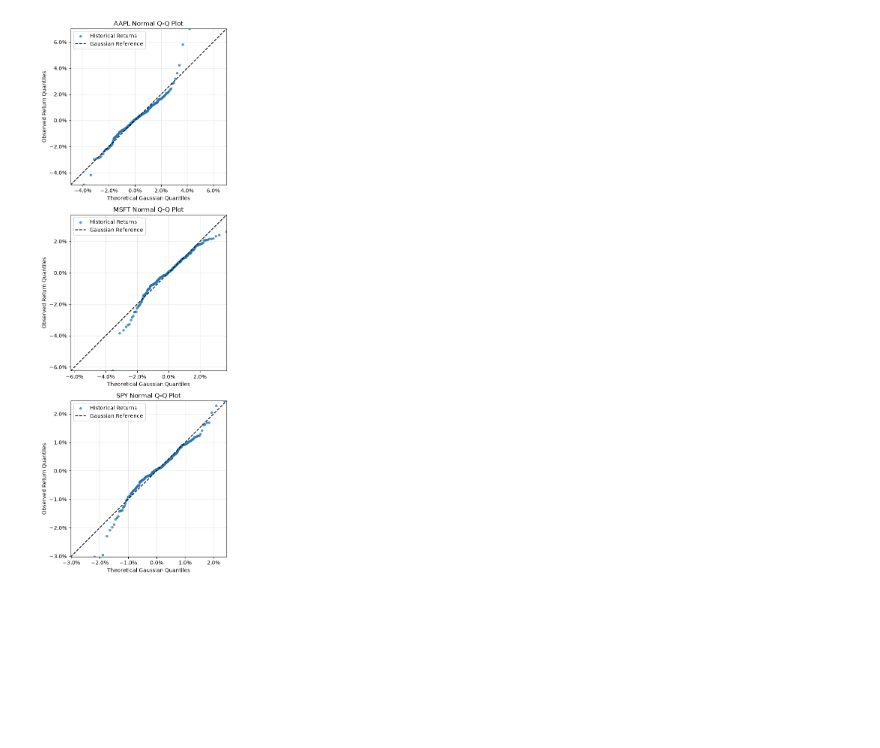
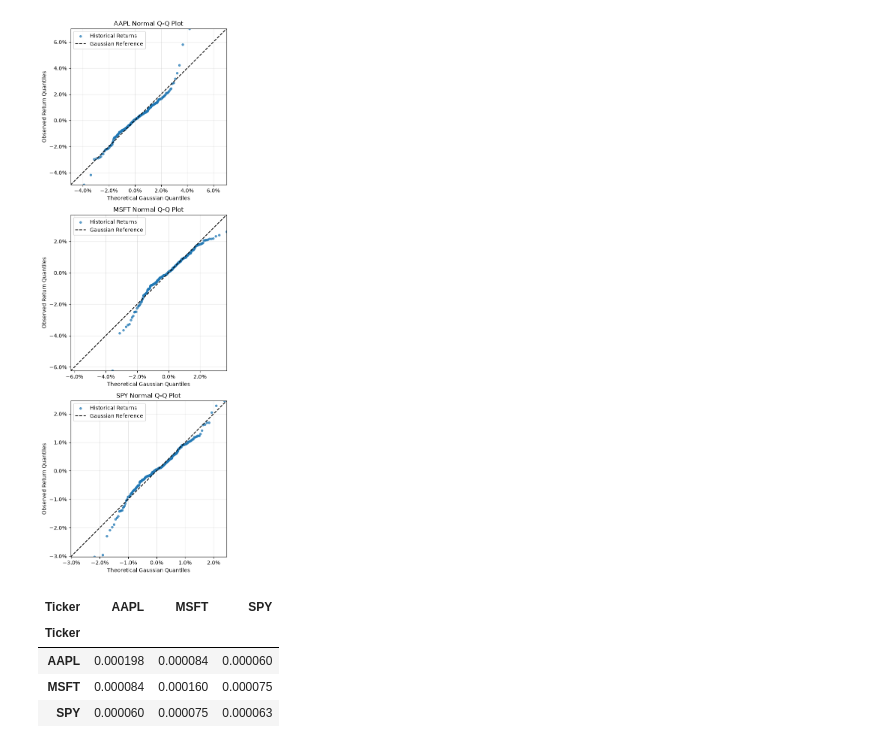
Before and after one commit to luisfelipegz/quantflux, a Jupyter notebook: notebooks/01_market_exploration.ipynb, the cells around one changed output. Drawn from its saved outputs; the diff is of its cells as text; code cells hidden in the pictures; blank space fills up the shorter version.

```diff
--- a/notebooks/01_market_exploration.ipynb
+++ b/notebooks/01_market_exploration.ipynb
@@ -462,3 +462,13 @@ fig, axes = plot_return_boxplots(market_data,tickers=["AAPL", "MSFT", "SPY"])
 fig, axes = plot_return_qq(market_data,tickers=["AAPL", "MSFT", "SPY"])
 # %% [output]
 [figure]
+# %%
+# Calculate the sample covariance matrix of daily log returns
+covariance = compute_return_covariance(market_data)
+covariance
+# %% [output]
+| Ticker | AAPL | MSFT | SPY |
+| Ticker |  |  |  |
+| AAPL | 0.000198 | 0.000084 | 0.000060 |
+| MSFT | 0.000084 | 0.000160 | 0.000075 |
+| SPY | 0.000060 | 0.000075 | 0.000063 |
```
Also changed, not shown: parts of 9 cells of this notebook, 4 other files.
